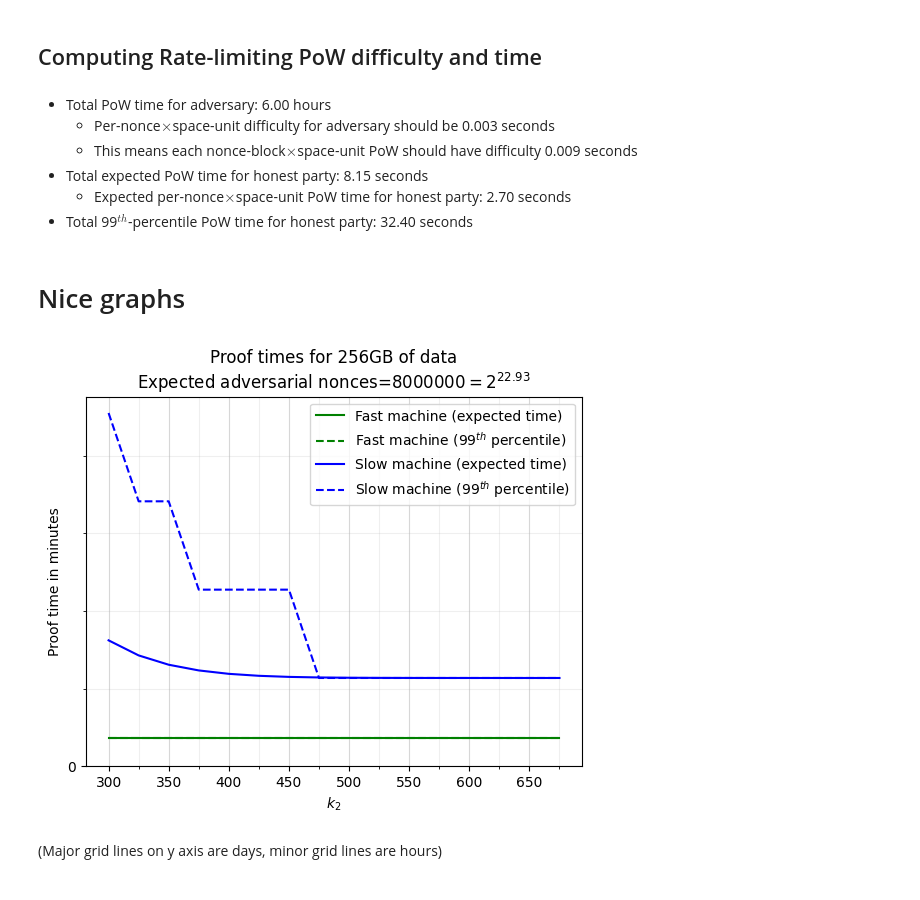
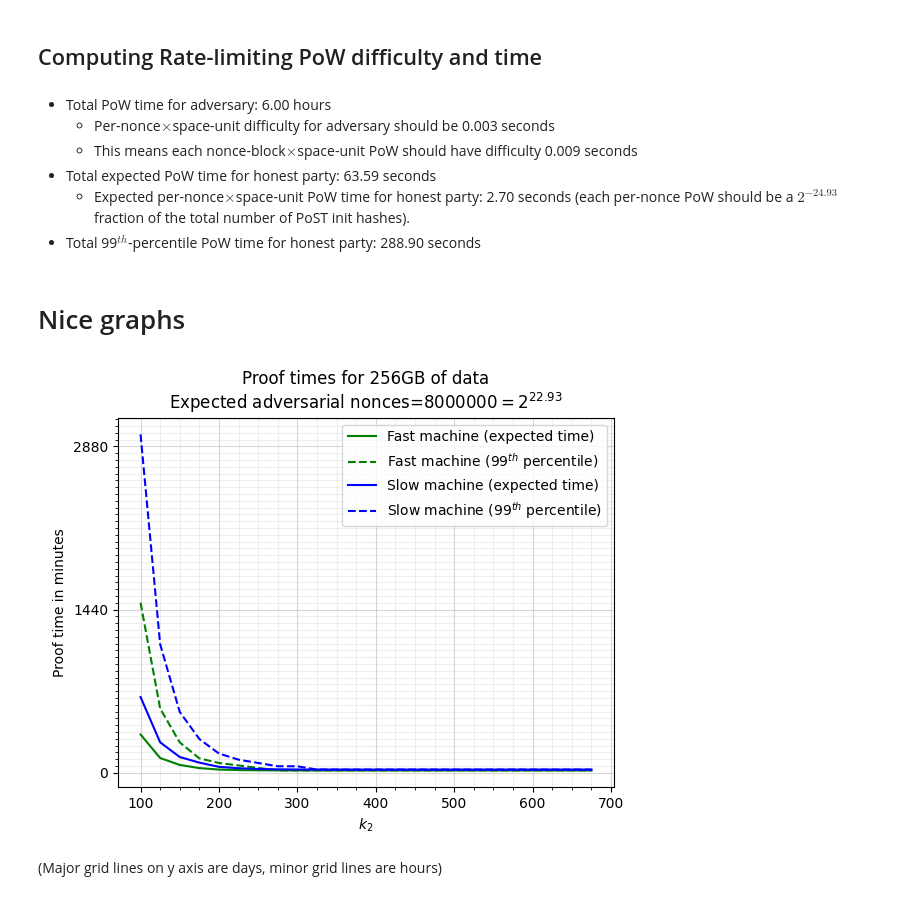
Before and after one commit to spacemeshos/notebooks, a Jupyter notebook: post-proof-params.ipynb, the cells around one changed output. Cells and saved outputs as stored; diff of their text form; code cells hidden in the pictures.

```diff
--- a/post-proof-params.ipynb
+++ b/post-proof-params.ipynb
@@ -14,13 +14,13 @@ def dm(str):
 # %%
 ## Global Parameters
 
-n = 2**34 # Total number of labels
+n = 2**35 # Total number of labels
 
 honest_opt_error = 2**(-10) # Honest users should fail with at most this probability with {honest_nonces} nonces.
 honest_min_error = 2**(-20) # We also compute the number of nonces to achieve this error.
 
 ### Hashing-related
-label_len = 16 # Label size in bytes (actually a label-block --- that is, the number of bytes of input for a single hash function invocation)
+label_len = 8 # Label size in bytes (actually a label-block --- that is, the number of bytes of input for a single hash function invocation)
 #nonces_per_hash = 128/log(n,2) # Number of nonces per hash invocation (example here is for 34-bit threshold and AES-128).
 nonce_output_len = ceil(log(n,2)/8)*8
 nonces_per_hash = 128 / nonce_output_len # Ensure output is aligned on byte boundaries
@@ -30,9 +30,11 @@ nonces_per_hash = 128 / nonce_output_len # Ensure output is aligned on byte boun
 
 hash_labels_per_sec = 2**27 # Number of hash invocations per second. ; this is a "fast" CPU
 read_mb_per_sec = 200 # Disk read speed in MB/s ; this is a fast machine
+scrypt_per_sec = 2**13
 
-hash_labels_per_sec_slow = 2**22 # Number of hash invocations per second. ; this is a "slow" CPU
+hash_labels_per_sec_slow = 2**26 # Number of hash invocations per second. ; this is a "slow" CPU
 read_mb_per_sec_slow = 150 # Disk read speed in MB/s ; this is a slow machine
+scrypt_per_sec_slow = 2**11.843
 
 
 # Maximum expected time for "slow" machines to spend doing rate-limiting PoW (in seconds). [We don't currently use this value]
@@ -314,7 +316,7 @@ def find_p_given_k(k: int, n1: int, c1: float, min_log_adv_nonces: int):
     return res.x / n
 
 
-k=300
+k=170
 p = find_p_given_k(k, n, c, log(adv_nonces,2))
 q = find_q_given_p(k, n, p)
 
@@ -352,8 +354,6 @@ For the adversary: $\Pr[Binom(0.75\cdot n, p=293.17/n) \ge 300] = 0.00 = 2^{ -22
 # %%
 # Total time that all the rate-limiting PoWs together should take for the adversary (in seconds)
 adv_total_rate_limiting_pow_time = adv_init_time * (1-c)
-
-#max_honest_pow_time_per_nonce = max_honest_rate_limiting_pow_overhead * q
 
 honest_pow_time_per_nonce = adv_total_rate_limiting_pow_time * adv_pow_advantage / adv_nonces
 total_expected_honest_pow_time = honest_pow_time_per_nonce / q
@@ -364,7 +364,7 @@ dm(rf"""
    - Per-nonce$\times$space-unit difficulty for adversary should be {adv_total_rate_limiting_pow_time / adv_nonces:.3f} seconds
    - This means each nonce-block$\times$space-unit PoW should have difficulty {nonces_per_hash*adv_total_rate_limiting_pow_time / adv_nonces:.3f} seconds
 * Total expected PoW time for honest party: {total_expected_honest_pow_time:.2f} seconds
-   - Expected per-nonce$\times$space-unit PoW time for honest party: {honest_pow_time_per_nonce:.2f} seconds
+   - Expected per-nonce$\times$space-unit PoW time for honest party: {honest_pow_time_per_nonce:.2f} seconds (each per-nonce PoW should be a $2^{{ {log((1-c)/adv_nonces,2):.2f} }}$ fraction of the total number of PoST init hashes).
 * Total 99${{}}^{{th}}$-percentile PoW time for honest party: {percentile_honest_nonces(q, .99)*honest_pow_time_per_nonce:.2f} seconds
 """)
 # %% [output]
@@ -372,9 +372,9 @@ dm(rf"""
 * Total PoW time for adversary: 6.00 hours
    - Per-nonce$\times$space-unit difficulty for adversary should be 0.003 seconds
    - This means each nonce-block$\times$space-unit PoW should have difficulty 0.009 seconds
-* Total expected PoW time for honest party: 8.15 seconds
-   - Expected per-nonce$\times$space-unit PoW time for honest party: 2.70 seconds
-* Total 99${}^{th}$-percentile PoW time for honest party: 32.40 seconds
+* Total expected PoW time for honest party: 63.59 seconds
+   - Expected per-nonce$\times$space-unit PoW time for honest party: 2.70 seconds (each per-nonce PoW should be a $2^{ -24.93 }$ fraction of the total number of PoST init hashes).
+* Total 99${}^{th}$-percentile PoW time for honest party: 288.90 seconds
 # %% [markdown]
 # Nice graphs
 # %%
@@ -381,37 +382,37 @@ dm(rf"""
 import numpy as np
 import matplotlib.pyplot as plt
 # %%
-from_k,to_k,step_k = 300, 700, 25
+from_k,to_k,step_k = 100, 700, 25
 
 k_arr = np.arange(from_k, to_k, step_k)
 p_vals = { k: find_p_given_k(k, n, c, log(adv_nonces,2)) for k in k_arr }
 q_vals = { k: find_q_given_p(k, n, p_vals[k]) for k in k_arr }
 
 
 
 fig, ax = plt.subplots()
 
 ax.plot(k_arr, [time_per_pass(hash_labels_per_sec,read_labels_per_sec_fast, q_vals[k]) for k in k_arr], 'g-', label="Fast machine (expected time)")
 ax.plot(k_arr, [percentile_time_per_pass(hash_labels_per_sec,read_labels_per_sec_fast, q_vals[k],0.99) for k in k_arr], 'g--', label="Fast machine ($99^{th}$ percentile)")
 ax.plot(k_arr, [time_per_pass(hash_labels_per_sec_slow,read_labels_per_sec_slow, q_vals[k]) for k in k_arr], 'b-', label="Slow machine (expected time)")
 ax.plot(k_arr, [percentile_time_per_pass(hash_labels_per_sec_slow,read_labels_per_sec_slow, q_vals[k],0.99) for k in k_arr], 'b--', label="Slow machine ($99^{th}$ percentile)")
 
 
 
 ax.set_xticks(k_arr, minor=True)
 ymin,ymax = ax.get_ylim()
 ax.set_yticks(np.arange(0, ymax, 60*24))
 ax.set_yticks(np.arange(0, ymax, 60), minor=True)
 ax.grid(axis='both', which='major', alpha=0.5)
 ax.grid(axis='both', which='minor', alpha=0.2)
 
 plt.title(rf"Proof times for {n*label_len/2**30:.0f}GB of data" + "\n" + rf"Expected adversarial nonces=${adv_nonces:.0f}=2^{{ {log(adv_nonces,2):.2f} }}$")
 plt.xlabel('$k_2$')
 plt.ylabel('Proof time in minutes')
 plt.legend(loc="upper right")
 
 plt.show()
 dm("(Major grid lines on y axis are days, minor grid lines are hours)")
 # %% [output]
-[figure, old version]
+[figure, new version]
 (Major grid lines on y axis are days, minor grid lines are hours)
```
Also changed, not shown: parts of 6 cells of this notebook.
